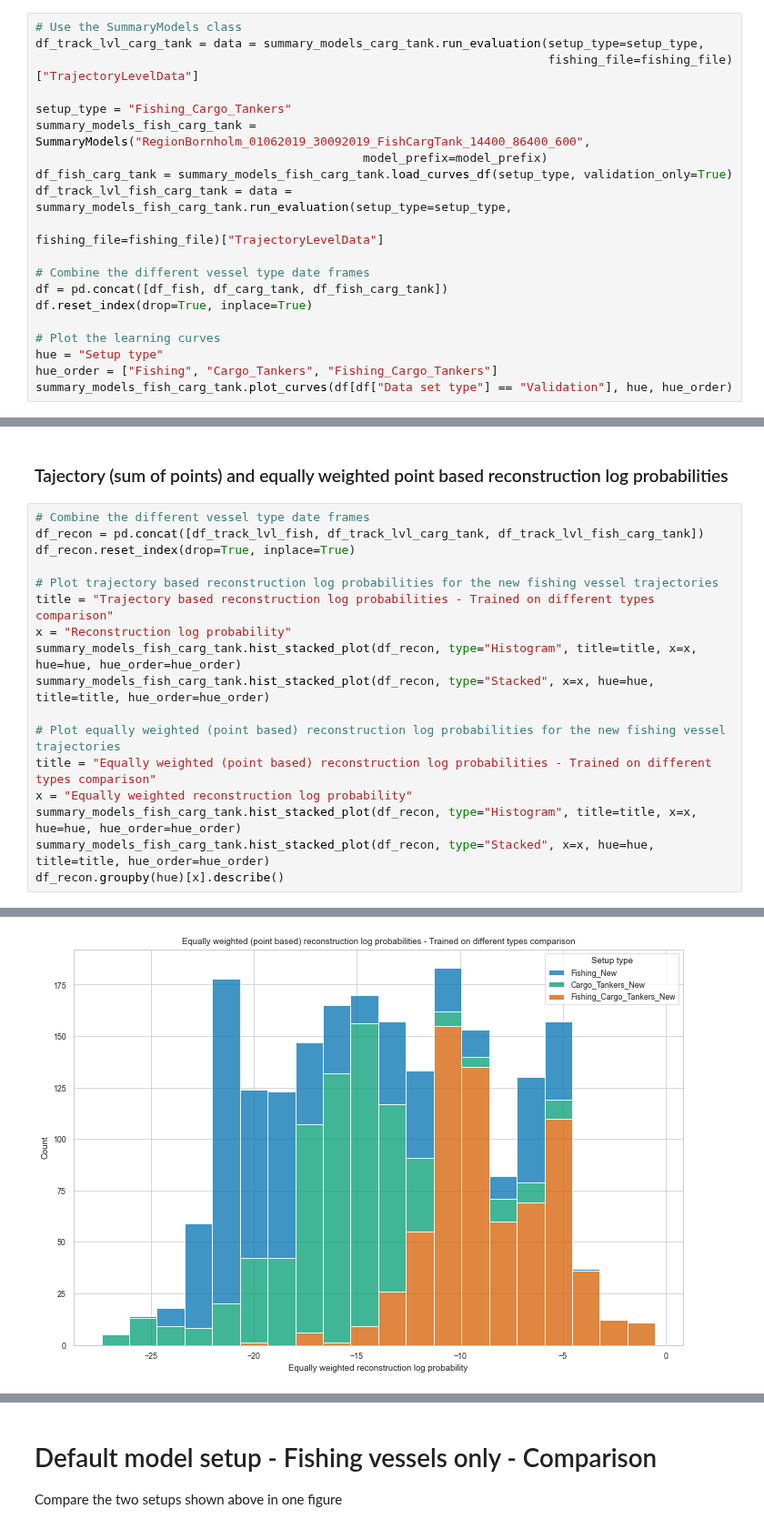
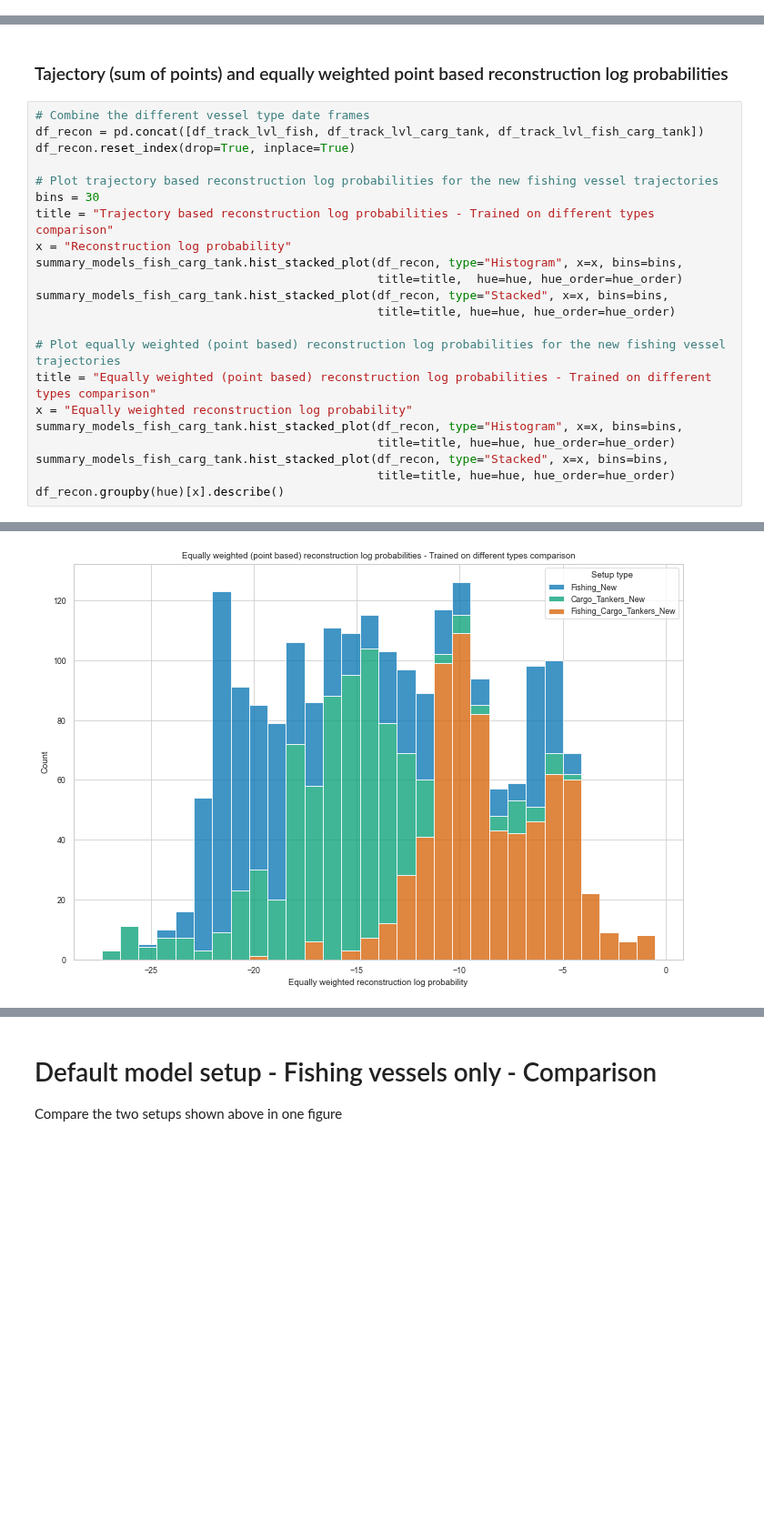
Before and after one commit to ThordurPall/vessel-trajectory-anomaly-detection, a Jupyter notebook: notebooks/Model Training/Learning Curves/Discrete Representation/Explore Fishing Vessels Only Validation Curves - Comparison.ipynb, the cells around one changed output, grey strips where cells are left out. Shown at 91% size. Saved outputs shown, nothing was run; the diff lists cells and outputs as text; blank space fills up the shorter version.

Commit message:
Adding histogram reconstruction probability comparisons

```diff
--- a/notebooks/Model Training/Learning Curves/Discrete Representation/Explore Fishing Vessels Only Validation Curves - Comparison.ipynb
+++ b/notebooks/Model Training/Learning Curves/Discrete Representation/Explore Fishing Vessels Only Validation Curves - Comparison.ipynb
@@ -69,23 +69,3 @@ df_recon.groupby(hue)[x].describe()
 # %% [markdown]
 # Default model setup - Fishing vessels only - Different dates
 Use the VRNN model, 100 dimensional latent and recurrent laten space, and no batch normalization, scheduler, or KL annealing. The comparison is now done on the new fishing vessel only validation set sampled from 01.05.2019 - 31.05.2019
-# %%
-# Use the SummaryModels class
-df_track_lvl_carg_tank = data = summary_models_carg_tank.run_evaluation(setup_type=setup_type,
-                                                                        fishing_file=fishing_file)["TrajectoryLevelData"]
-
-setup_type = "Fishing_Cargo_Tankers"
-summary_models_fish_carg_tank = SummaryModels("RegionBornholm_01062019_30092019_FishCargTank_14400_86400_600",
-                                              model_prefix=model_prefix)
-df_fish_carg_tank = summary_models_fish_carg_tank.load_curves_df(setup_type, validation_only=True)
-df_track_lvl_fish_carg_tank = data = summary_models_fish_carg_tank.run_evaluation(setup_type=setup_type,
-                                                                                  fishing_file=fishing_file)["TrajectoryLevelData"]
-
-# Combine the different vessel type date frames
-df = pd.concat([df_fish, df_carg_tank, df_fish_carg_tank])
-df.reset_index(drop=True, inplace=True)
-
-# Plot the learning curves
-hue = "Setup type"
-hue_order = ["Fishing", "Cargo_Tankers", "Fishing_Cargo_Tankers"]
-summary_models_fish_carg_tank.plot_curves(df[df["Data set type"] == "Validation"], hue, hue_order)
@@ -131,15 +109,20 @@ df_recon = pd.concat([df_track_lvl_fish, df_track_lvl_carg_tank, df_track_lvl_fi
 df_recon.reset_index(drop=True, inplace=True)
 
 # Plot trajectory based reconstruction log probabilities for the new fishing vessel trajectories
+bins = 30
 title = "Trajectory based reconstruction log probabilities - Trained on different types comparison"
 x = "Reconstruction log probability"
-summary_models_fish_carg_tank.hist_stacked_plot(df_recon, type="Histogram", title=title, x=x, hue=hue, hue_order=hue_order)
-summary_models_fish_carg_tank.hist_stacked_plot(df_recon, type="Stacked", x=x, hue=hue, title=title, hue_order=hue_order)
+summary_models_fish_carg_tank.hist_stacked_plot(df_recon, type="Histogram", x=x, bins=bins,
+                                                title=title,  hue=hue, hue_order=hue_order)
+summary_models_fish_carg_tank.hist_stacked_plot(df_recon, type="Stacked", x=x, bins=bins,
+                                                title=title, hue=hue, hue_order=hue_order)
 
 # Plot equally weighted (point based) reconstruction log probabilities for the new fishing vessel trajectories
 title = "Equally weighted (point based) reconstruction log probabilities - Trained on different types comparison"
 x = "Equally weighted reconstruction log probability"
-summary_models_fish_carg_tank.hist_stacked_plot(df_recon, type="Histogram", title=title, x=x, hue=hue, hue_order=hue_order)
-summary_models_fish_carg_tank.hist_stacked_plot(df_recon, type="Stacked", x=x, hue=hue, title=title, hue_order=hue_order)
+summary_models_fish_carg_tank.hist_stacked_plot(df_recon, type="Histogram", x=x, bins=bins,
+                                                title=title, hue=hue, hue_order=hue_order)
+summary_models_fish_carg_tank.hist_stacked_plot(df_recon, type="Stacked", x=x, bins=bins,
+                                                title=title, hue=hue, hue_order=hue_order)
 df_recon.groupby(hue)[x].describe()
 # %% [output]
@@ -149,3 +132,3 @@ df_recon.groupby(hue)[x].describe()
-[figure, old version]
+[figure, new version]
 |  | count | mean | std | min | 25% | 50% | 75% | max |
 | Setup type |  |  |  |  |  |  |  |  |
```
Also changed, not shown: parts of 3 cells of this notebook, 1 other file.
